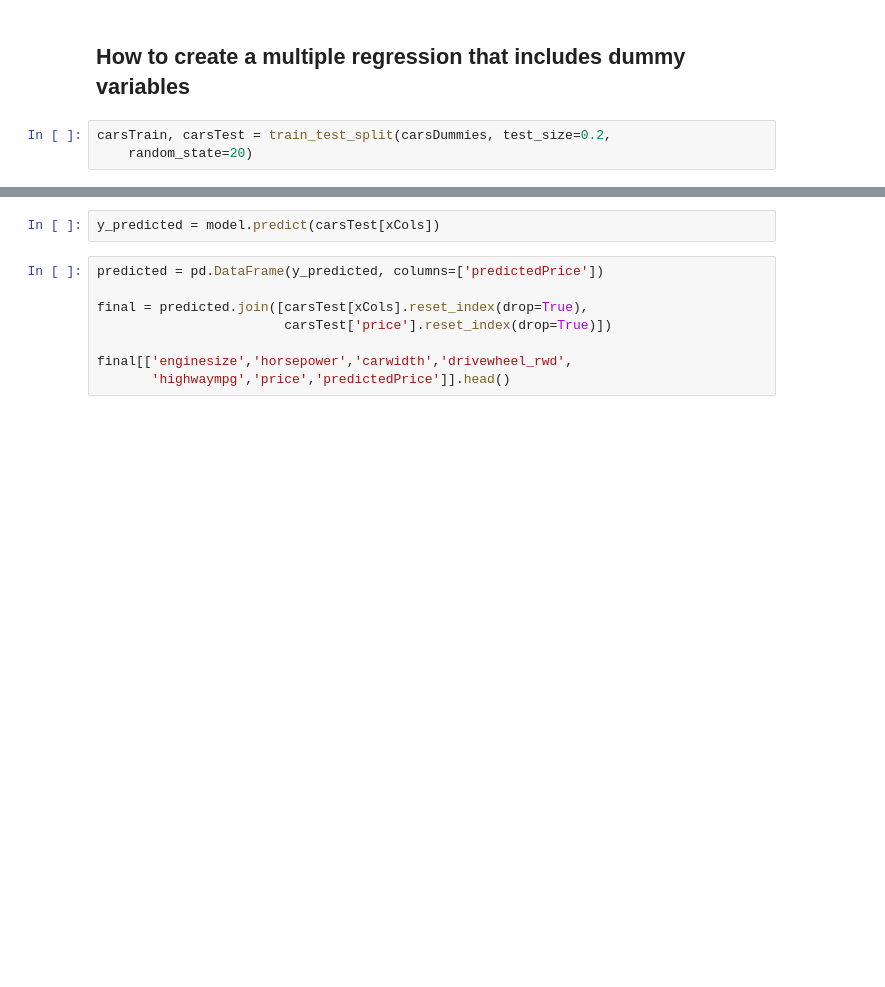
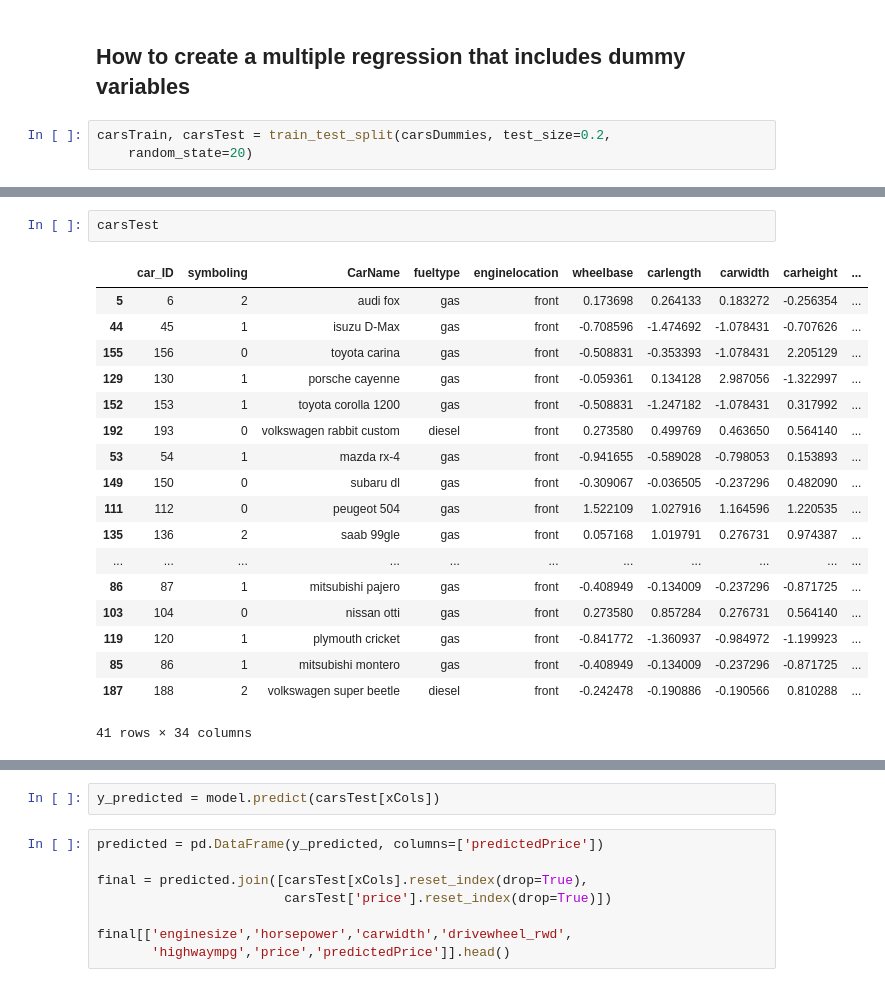
Before and after one commit to TrentBrunson/Data_Analytics, a Jupyter notebook: M9/2021-10-26/ch11/ch11_examples.ipynb, the cells around one changed output, grey strips where cells are left out. Saved outputs shown, nothing was run; the diff lists cells and outputs as text; blank space fills up the shorter version.

```diff
--- a/M9/2021-10-26/ch11/ch11_examples.ipynb
+++ b/M9/2021-10-26/ch11/ch11_examples.ipynb
@@ -305,3 +385,24 @@ carsTrain, carsTest = train_test_split(carsDummies, test_size=0.2,
+# %%
+carsTest
+# %% [output]
+|  | car_ID | symboling | CarName | fueltype | enginelocation | wheelbase | carlength | carwidth | carheight | ... |
+| 5 | 6 | 2 | audi fox | gas | front | 0.173698 | 0.264133 | 0.183272 | -0.256354 | ... |
+| 44 | 45 | 1 | isuzu D-Max | gas | front | -0.708596 | -1.474692 | -1.078431 | -0.707626 | ... |
+| 155 | 156 | 0 | toyota carina | gas | front | -0.508831 | -0.353393 | -1.078431 | 2.205129 | ... |
+| 129 | 130 | 1 | porsche cayenne | gas | front | -0.059361 | 0.134128 | 2.987056 | -1.322997 | ... |
+| 152 | 153 | 1 | toyota corolla 1200 | gas | front | -0.508831 | -1.247182 | -1.078431 | 0.317992 | ... |
+| 192 | 193 | 0 | volkswagen rabbit custom | diesel | front | 0.273580 | 0.499769 | 0.463650 | 0.564140 | ... |
+| 53 | 54 | 1 | mazda rx-4 | gas | front | -0.941655 | -0.589028 | -0.798053 | 0.153893 | ... |
+| 149 | 150 | 0 | subaru dl | gas | front | -0.309067 | -0.036505 | -0.237296 | 0.482090 | ... |
+| 111 | 112 | 0 | peugeot 504 | gas | front | 1.522109 | 1.027916 | 1.164596 | 1.220535 | ... |
+| 135 | 136 | 2 | saab 99gle | gas | front | 0.057168 | 1.019791 | 0.276731 | 0.974387 | ... |
+| ... | ... | ... | ... | ... | ... | ... | ... | ... | ... | ... |
+| 86 | 87 | 1 | mitsubishi pajero | gas | front | -0.408949 | -0.134009 | -0.237296 | -0.871725 | ... |
+| 103 | 104 | 0 | nissan otti | gas | front | 0.273580 | 0.857284 | 0.276731 | 0.564140 | ... |
+| 119 | 120 | 1 | plymouth cricket | gas | front | -0.841772 | -1.360937 | -0.984972 | -1.199923 | ... |
+| 85 | 86 | 1 | mitsubishi montero | gas | front | -0.408949 | -0.134009 | -0.237296 | -0.871725 | ... |
+| 187 | 188 | 2 | volkswagen super beetle | diesel | front | -0.242478 | -0.190886 | -0.190566 | 0.810288 | ... |
+41 rows × 34 columns
 # %%
 model = LinearRegression()
 xCols = ['enginesize','horsepower','carwidth',
```
Also changed, not shown: parts of 8 cells of this notebook.
